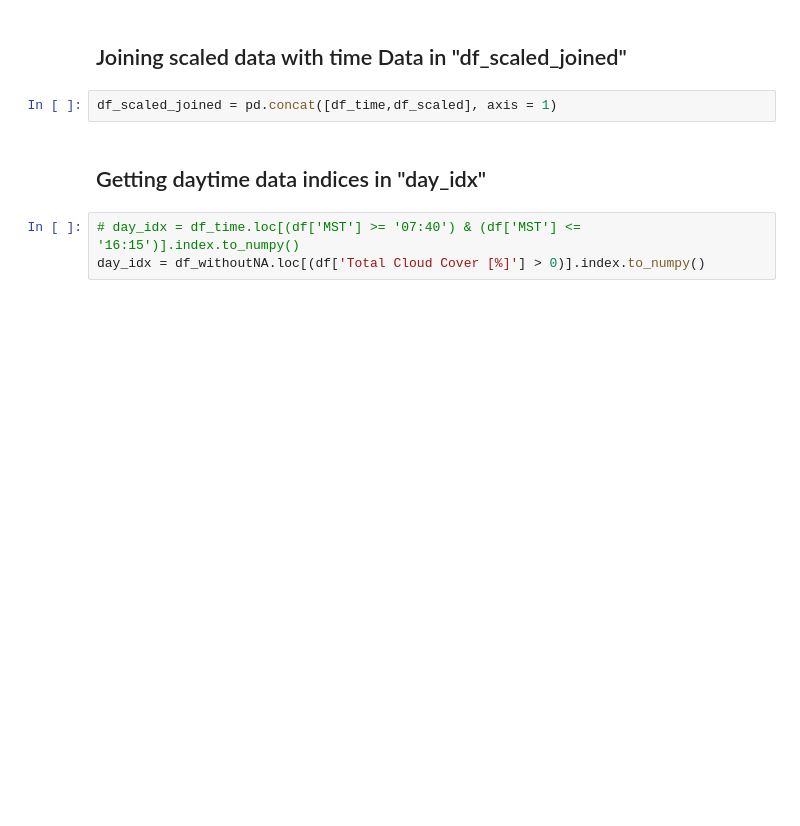
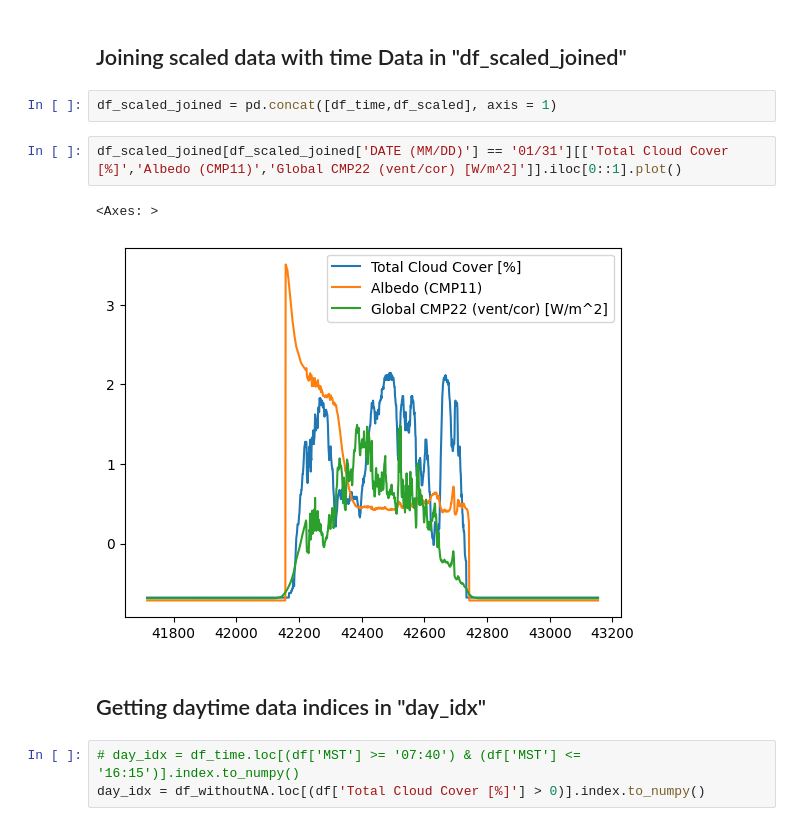
Before and after one commit to lordaarush/Cloud-Cover-Detection, a Jupyter notebook: clouds-movement-prediction.ipynb, the cells around one changed output. Cells and saved outputs as stored; diff of their text form; blank space fills up the shorter version.

Commit message:
Kaggle Notebook | Clouds Movement Prediction | Version 5

```diff
--- a/clouds-movement-prediction.ipynb
+++ b/clouds-movement-prediction.ipynb
@@ -498,6 +476,11 @@ df_scaled
 ## Joining scaled data with time Data in "df_scaled_joined"
 # %%
 df_scaled_joined = pd.concat([df_time,df_scaled], axis = 1)
+# %%
+df_scaled_joined[df_scaled_joined['DATE (MM/DD)'] == '01/31'][['Total Cloud Cover [%]','Albedo (CMP11)','Global CMP22 (vent/cor) [W/m^2]']].iloc[0::1].plot()
+# %% [output]
+<Axes: >
+[figure, added]
 # %% [markdown]
 ## Getting daytime data indices in "day_idx"
 # %%
```
Also changed, not shown: parts of 64 cells of this notebook.
